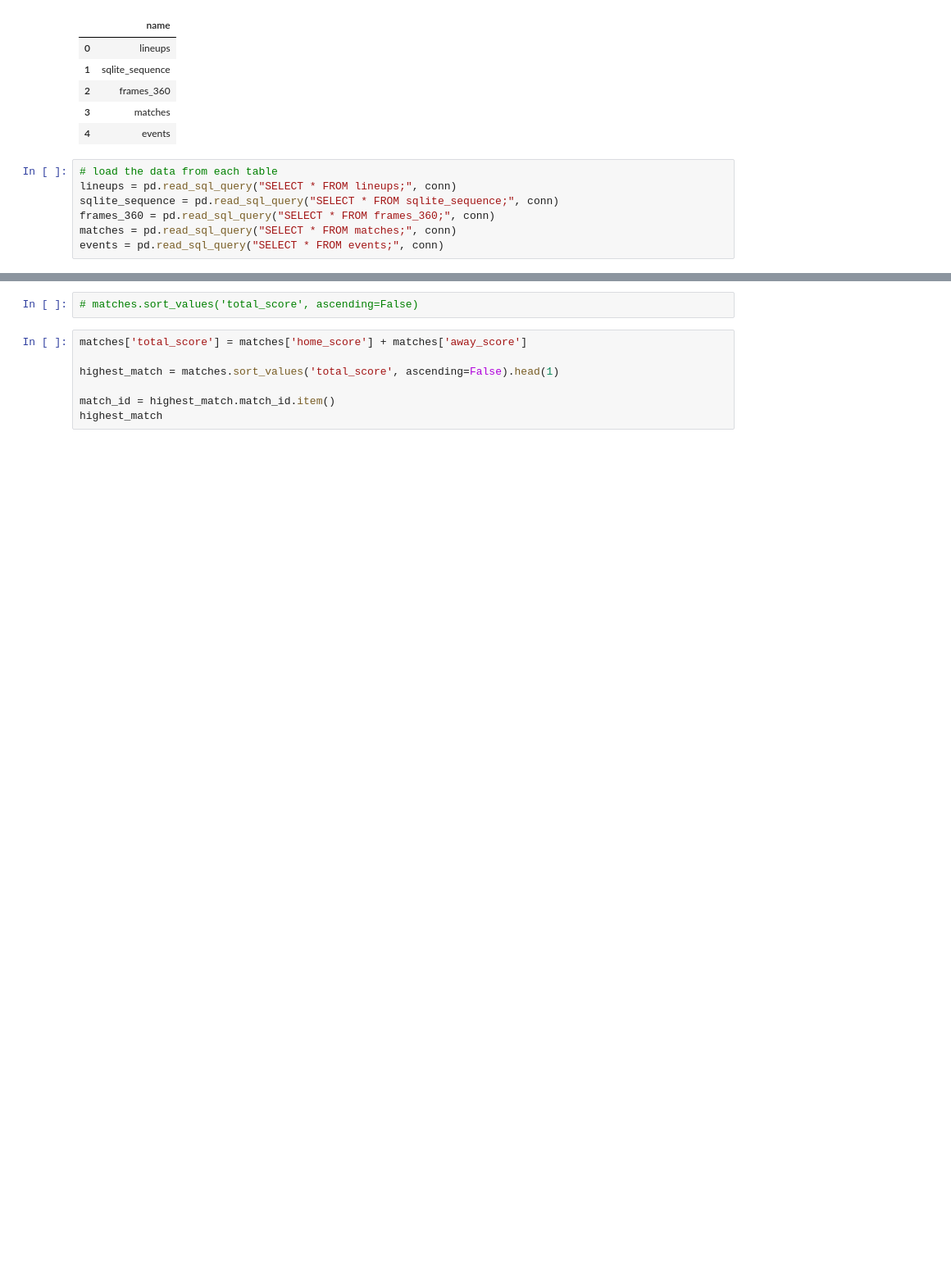
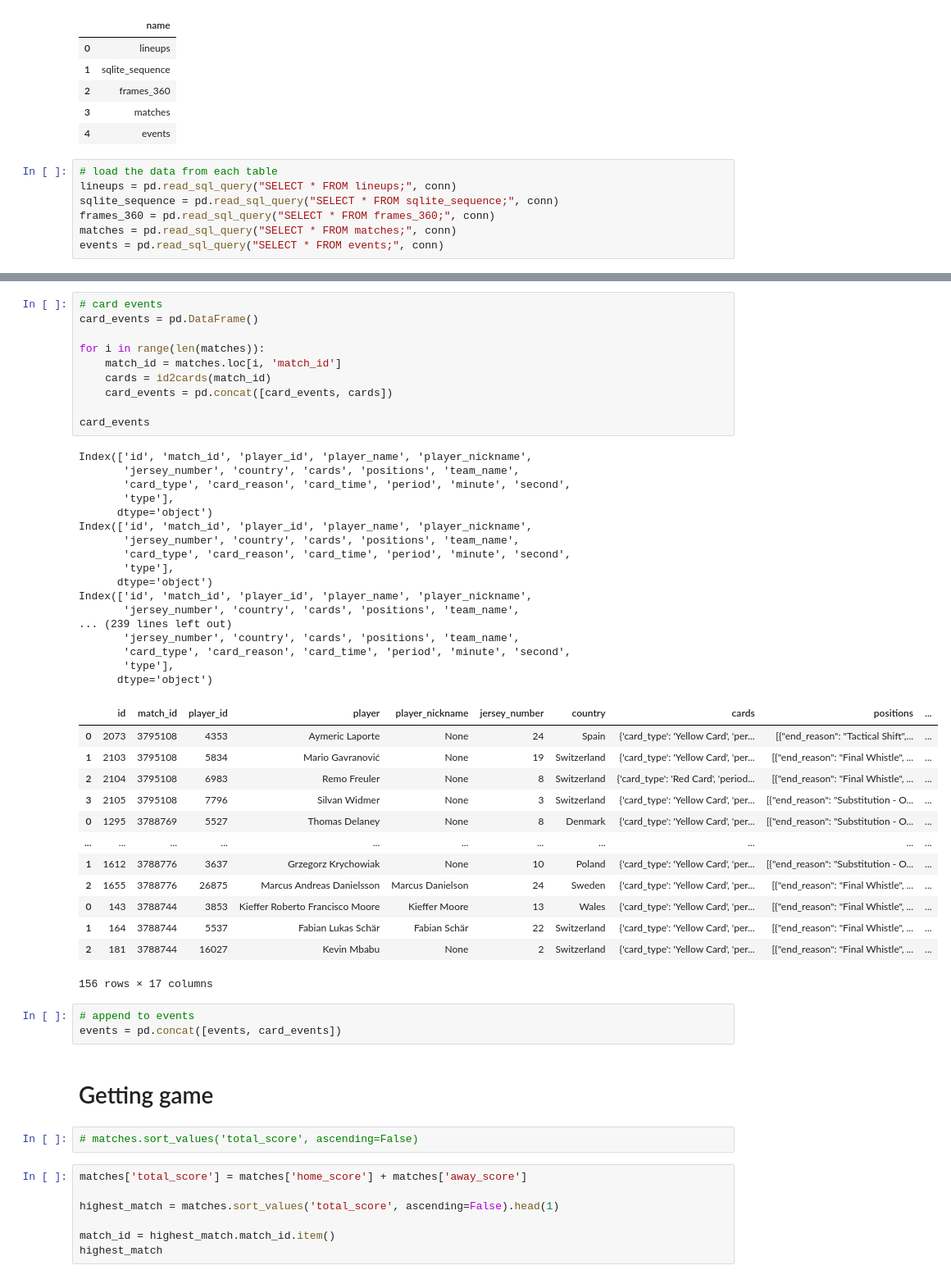
Before and after one commit to TrilemmaFoundation/UCI-MDS-F25-Soccer, a Jupyter notebook: notebooks/change_pt_example.ipynb, the cells around one changed output, grey strips where cells are left out. Shown: that part at 82% size. Cells and saved outputs as stored; diff of their text form; blank space fills up the shorter version.

```diff
--- a/notebooks/change_pt_example.ipynb
+++ b/notebooks/change_pt_example.ipynb
@@ -44,3 +129,49 @@ events = pd.read_sql_query("SELECT * FROM events;", conn)
+# %%
+# card events
+card_events = pd.DataFrame()
+
+for i in range(len(matches)):
+    match_id = matches.loc[i, 'match_id']
+    cards = id2cards(match_id)
+    card_events = pd.concat([card_events, cards])
+
+card_events
+# %% [output]
+Index(['id', 'match_id', 'player_id', 'player_name', 'player_nickname',
+       'jersey_number', 'country', 'cards', 'positions', 'team_name',
+       'card_type', 'card_reason', 'card_time', 'period', 'minute', 'second',
+       'type'],
+      dtype='object')
+Index(['id', 'match_id', 'player_id', 'player_name', 'player_nickname',
+       'jersey_number', 'country', 'cards', 'positions', 'team_name',
+       'card_type', 'card_reason', 'card_time', 'period', 'minute', 'second',
+       'type'],
+      dtype='object')
+Index(['id', 'match_id', 'player_id', 'player_name', 'player_nickname',
+       'jersey_number', 'country', 'cards', 'positions', 'team_name',
+... (239 lines left out)
+       'jersey_number', 'country', 'cards', 'positions', 'team_name',
+       'card_type', 'card_reason', 'card_time', 'period', 'minute', 'second',
+       'type'],
+      dtype='object')
+|  | id | match_id | player_id | player | player_nickname | jersey_number | country | cards | positions | ... |
+| 0 | 2073 | 3795108 | 4353 | Aymeric Laporte | None | 24 | Spain | {'card_type': 'Yellow Card', 'per... | [{"end_reason": "Tactical Shift",... | ... |
+| 1 | 2103 | 3795108 | 5834 | Mario Gavranović | None | 19 | Switzerland | {'card_type': 'Yellow Card', 'per... | [{"end_reason": "Final Whistle", ... | ... |
+| 2 | 2104 | 3795108 | 6983 | Remo Freuler | None | 8 | Switzerland | {'card_type': 'Red Card', 'period... | [{"end_reason": "Final Whistle", ... | ... |
+| 3 | 2105 | 3795108 | 7796 | Silvan Widmer | None | 3 | Switzerland | {'card_type': 'Yellow Card', 'per... | [{"end_reason": "Substitution - O... | ... |
+| 0 | 1295 | 3788769 | 5527 | Thomas Delaney | None | 8 | Denmark | {'card_type': 'Yellow Card', 'per... | [{"end_reason": "Substitution - O... | ... |
+| ... | ... | ... | ... | ... | ... | ... | ... | ... | ... | ... |
+| 1 | 1612 | 3788776 | 3637 | Grzegorz Krychowiak | None | 10 | Poland | {'card_type': 'Yellow Card', 'per... | [{"end_reason": "Substitution - O... | ... |
+| 2 | 1655 | 3788776 | 26875 | Marcus Andreas Danielsson | Marcus Danielson | 24 | Sweden | {'card_type': 'Yellow Card', 'per... | [{"end_reason": "Final Whistle", ... | ... |
+| 0 | 143 | 3788744 | 3853 | Kieffer Roberto Francisco Moore | Kieffer Moore | 13 | Wales | {'card_type': 'Yellow Card', 'per... | [{"end_reason": "Final Whistle", ... | ... |
+| 1 | 164 | 3788744 | 5537 | Fabian Lukas Schär | Fabian Schär | 22 | Switzerland | {'card_type': 'Yellow Card', 'per... | [{"end_reason": "Final Whistle", ... | ... |
+| 2 | 181 | 3788744 | 16027 | Kevin Mbabu | None | 2 | Switzerland | {'card_type': 'Yellow Card', 'per... | [{"end_reason": "Final Whistle", ... | ... |
+156 rows × 17 columns
+# %%
+# append to events
+events = pd.concat([events, card_events])
+# %% [markdown]
+# Getting game
 # %%
 # matches.sort_values('total_score', ascending=False)
 # %%
```
Also changed, not shown: parts of 6 cells of this notebook, 2 other files.
